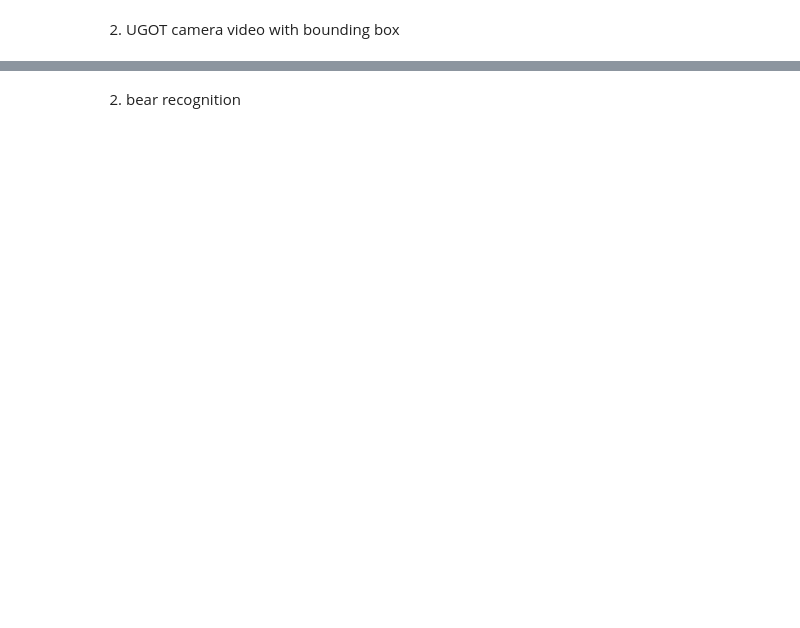
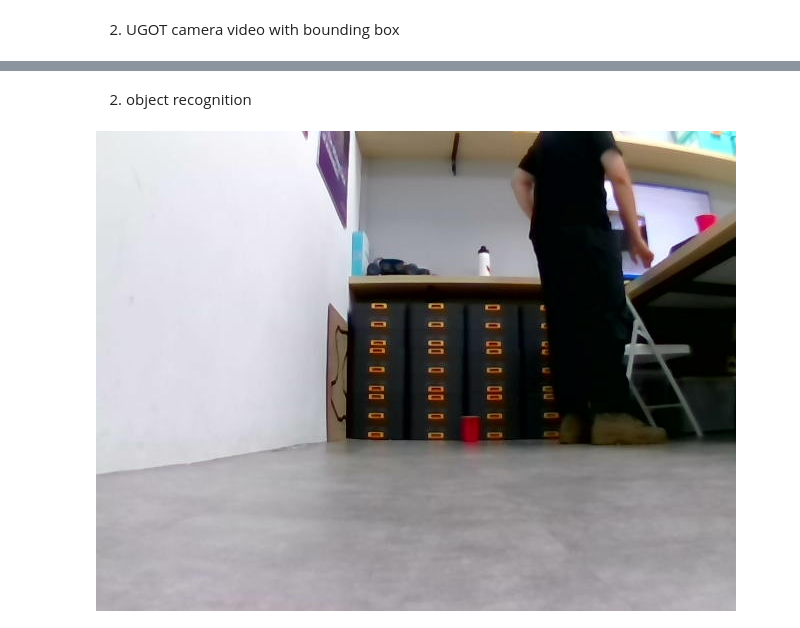
Before and after one commit to mblijian/VS-Code, a Jupyter notebook: Level5/L5202T1/L5202T1.ipynb, the cells around one changed output, grey strips where cells are left out. Cells and saved outputs as stored; diff of their text form; code cells hidden in the pictures; blank space fills up the shorter version.

```diff
--- a/Level5/L5202T1/L5202T1.ipynb
+++ b/Level5/L5202T1/L5202T1.ipynb
@@ -3573,35 +3584,37 @@ while time.time() - start_time<5:
 # %% [markdown]
-2. bear recognition
+2. object recognition
 # %%
 import time
 
 got.open_camera()
 print("The camera is on.")
 
 start_time = time.time()
 while time.time() - start_time<10:
     picture_raw = got.read_camera_data()
 
     if picture_raw is None:
         continue
 
     picture_1D = np.frombuffer(picture_raw,np.uint8)
     frame = cv2.imdecode(picture_1D,cv2.IMREAD_COLOR)
 
     # YOLO block
     results = model(frame,verbose = False)
     for box in results[0].boxes:
         class_id = int(box.cls[0])
         conf = float(box.conf[0])
         name = model.names[class_id]
-        if name =="teddy bear":
+        if name =="cup":
             x1,y1,x2,y2 = map(int,box.xyxy[0])
             cx = (x1+x2)//2
             cy = (y1+y2)//2
             cv2.rectangle(frame,(x1,y1),(x2,y2),(0,255,0),2)
             cv2.putText(frame,f"{name} {conf:.2f}",(x1,y1-10),cv2.FONT_HERSHEY_SIMPLEX,0.6,(0,255,0),2)
             cv2.circle(frame,(cx,cy),3,(0,255,0),2)
 
     ok,picture_jpg = cv2.imencode(".jpg",frame)
     display(Image(picture_jpg.tobytes()))
     clear_output(True)
+# %% [output]
+[figure, added]
```
Also changed, not shown: parts of 12 cells of this notebook.
